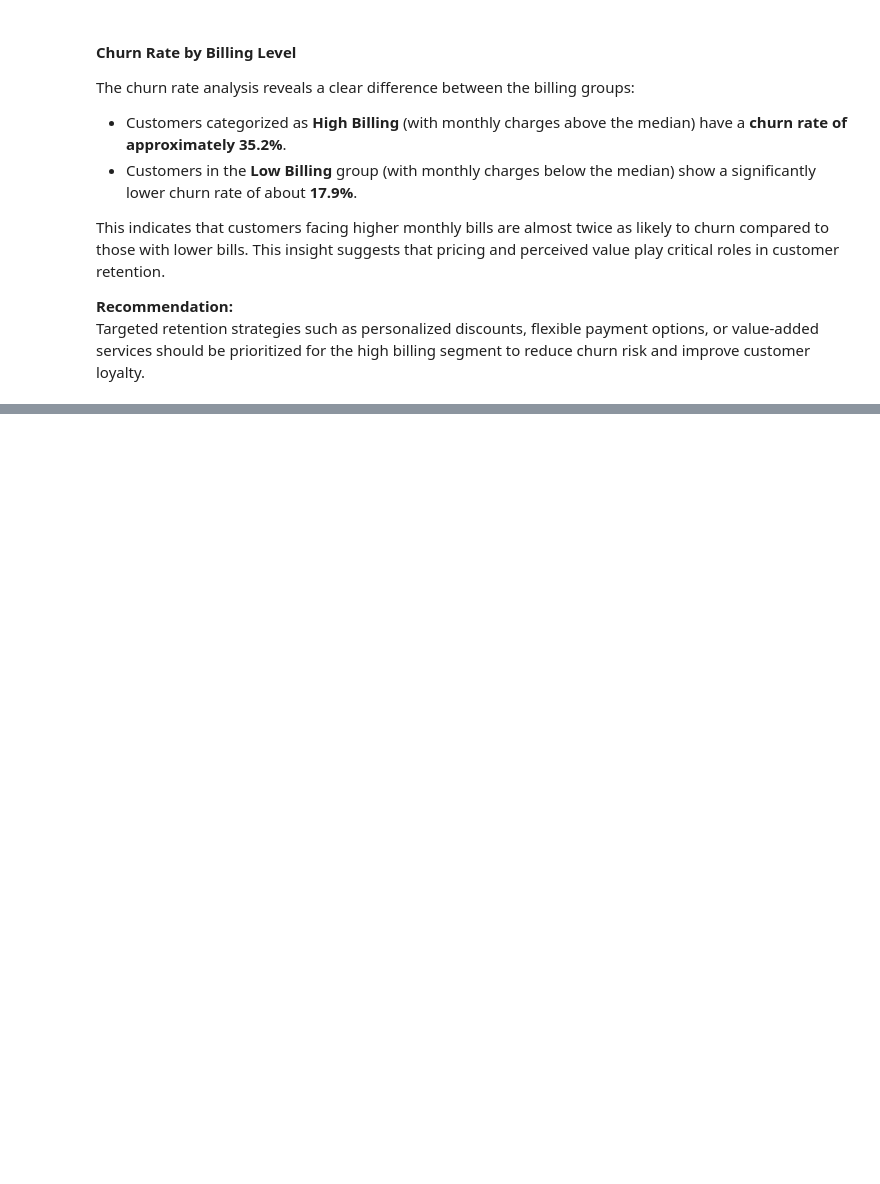
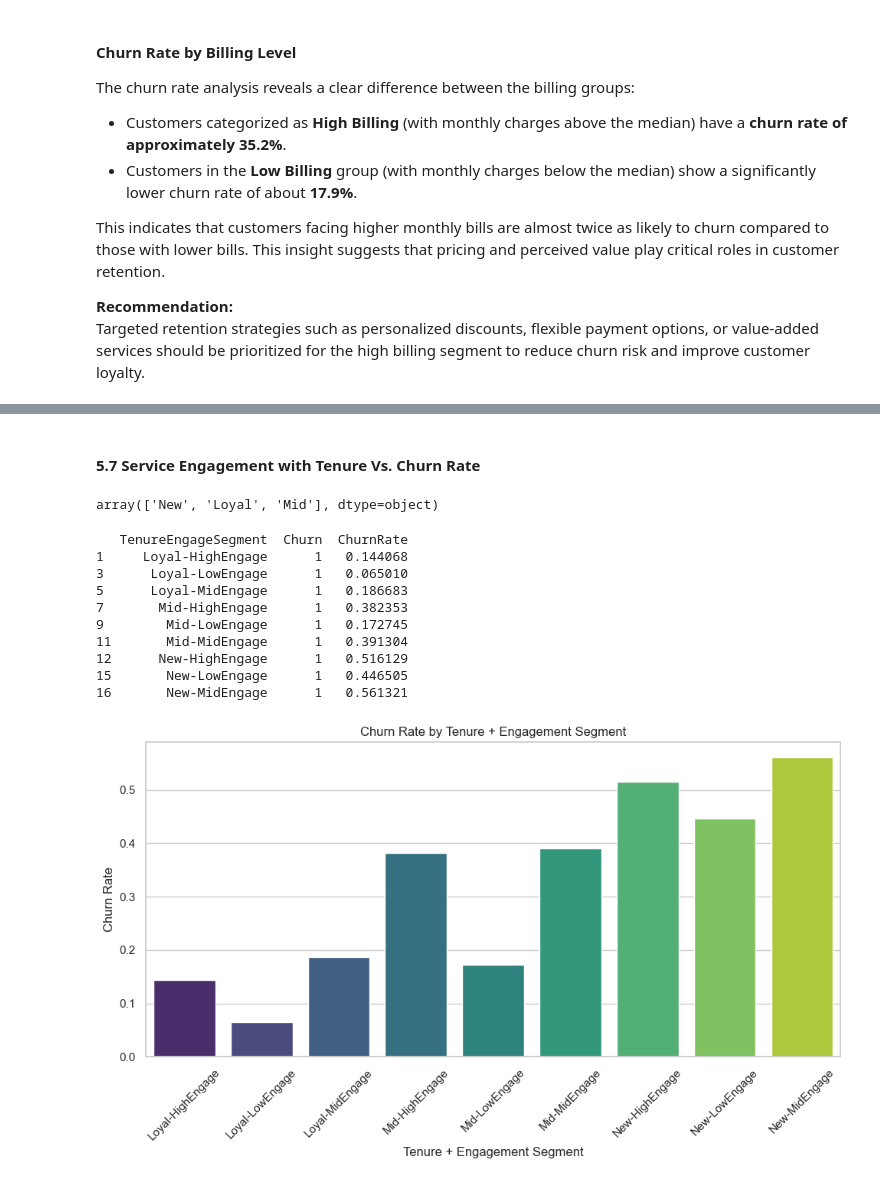
Before and after one commit to yugan243/Telco-Customer-Churn, a Jupyter notebook: Notebooks/2_class_imbalance_analysis.ipynb, the cells around one changed output, grey strips where cells are left out. Cells and saved outputs as stored; diff of their text form; code cells hidden in the pictures; blank space fills up the shorter version.

```diff
--- a/Notebooks/2_class_imbalance_analysis.ipynb
+++ b/Notebooks/2_class_imbalance_analysis.ipynb
@@ -398,0 +580,46 @@ Targeted retention strategies such as personalized discounts, flexible payment o
+# %% [markdown]
+#### 5.7 Service Engagement with Tenure Vs. Churn Rate
+# %%
+df['TenureSegment'].unique()
+# %% [output]
+array(['New', 'Loyal', 'Mid'], dtype=object)
+# %%
+# Combine Tenure and Engagement segments and create new feature
+df['TenureEngageSegment'] = df['TenureSegment'] + '-' + df['EngagementSegment']
+
+tenure_engage_churn = (
+    df.groupby('TenureEngageSegment')['Churn']
+    .value_counts(normalize=True)
+    .rename('ChurnRate')
+    .reset_index()
+    .query('Churn == 1')
+)
+
+print(tenure_engage_churn)
+
+# Visualize using barplot
+plt.figure(figsize=(10, 6))
+sns.barplot(
+    data=tenure_engage_churn,
+    x='TenureEngageSegment',
+    y='ChurnRate',
+    palette='viridis'
+)
+plt.title('Churn Rate by Tenure + Engagement Segment')
+plt.ylabel('Churn Rate')
+plt.xlabel('Tenure + Engagement Segment')
+plt.xticks(rotation=45)
+plt.tight_layout()
+plt.show()
+# %% [output]
+   TenureEngageSegment  Churn  ChurnRate
+1     Loyal-HighEngage      1   0.144068
+3      Loyal-LowEngage      1   0.065010
+5      Loyal-MidEngage      1   0.186683
+7       Mid-HighEngage      1   0.382353
+9        Mid-LowEngage      1   0.172745
+11       Mid-MidEngage      1   0.391304
+12      New-HighEngage      1   0.516129
+15       New-LowEngage      1   0.446505
+16       New-MidEngage      1   0.561321
+[figure, added]
```
Also changed, not shown: parts of 20 cells of this notebook, 2 other files.
